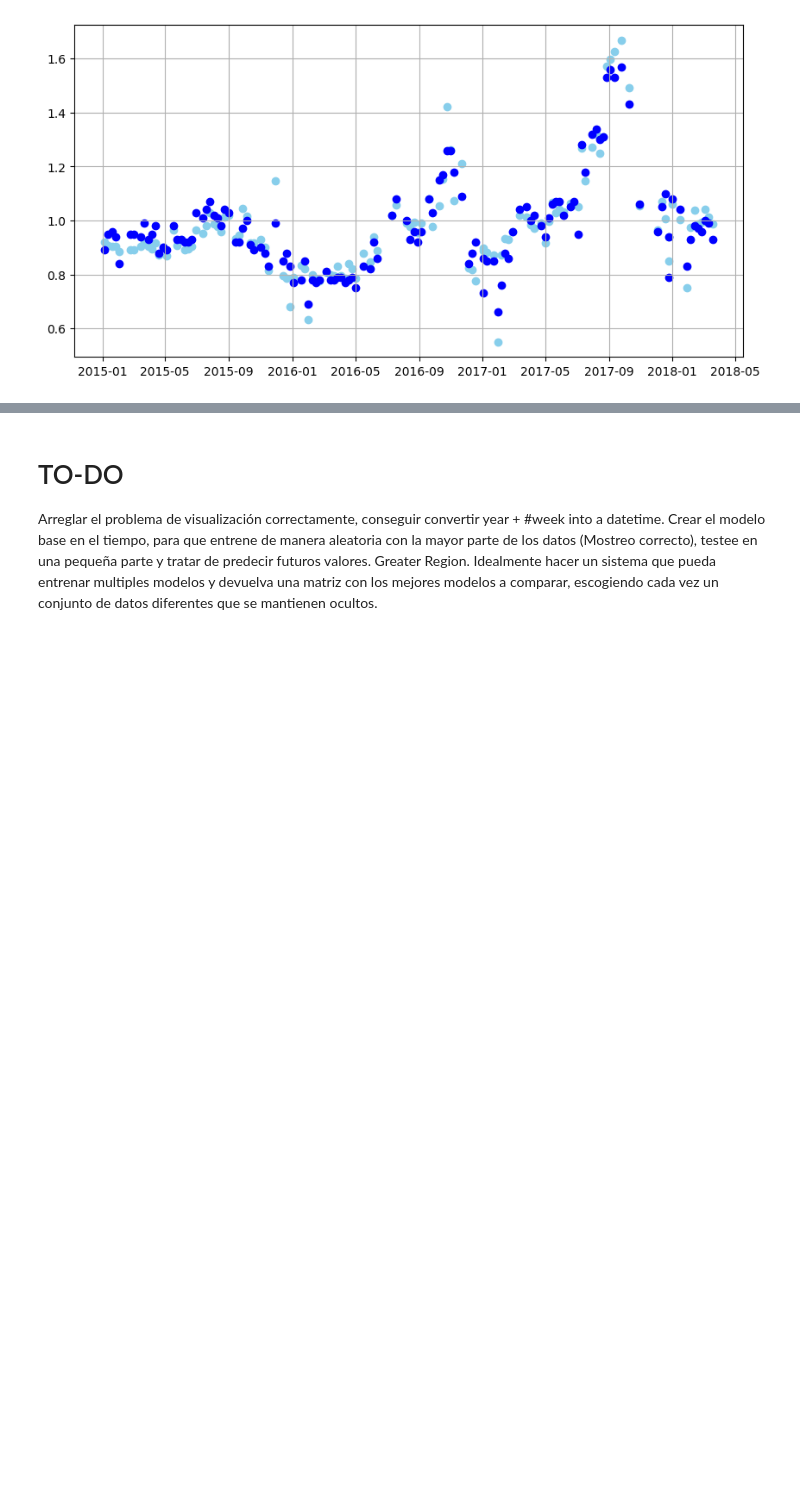
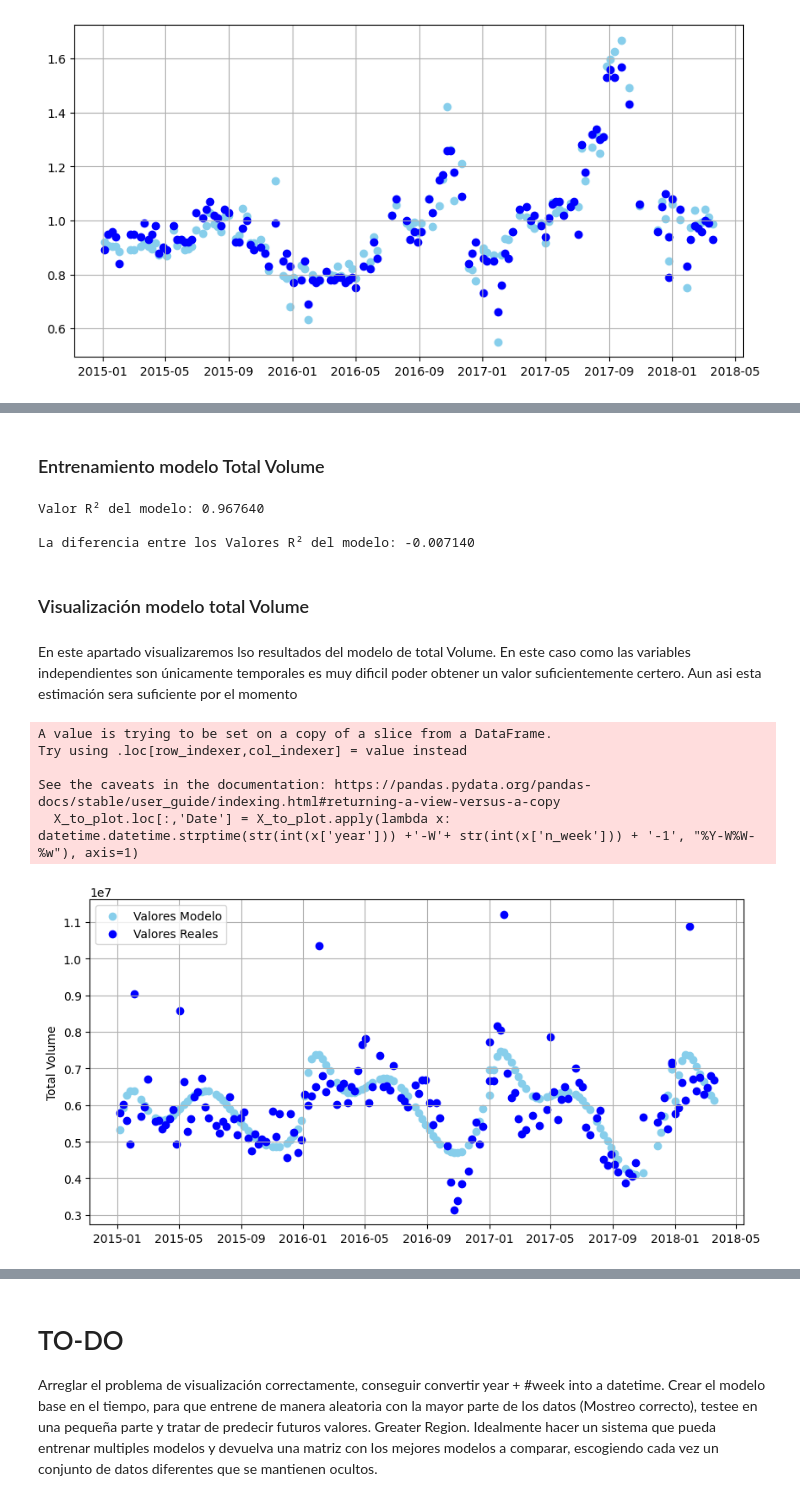
Before and after one commit to cpujol-dev/MiniProjectAavocado, a Jupyter notebook: 5.proyecto_team_apartados.ipynb, the cells around one changed output, grey strips where cells are left out. Cells and saved outputs as stored; diff of their text form; code cells hidden in the pictures; blank space fills up the shorter version.

Commit message:
Modelo prediccion

```diff
--- a/5.proyecto_team_apartados.ipynb
+++ b/5.proyecto_team_apartados.ipynb
@@ -908,12 +906,0 @@ Name: R_2, dtype: float64
-# %%
-# Comprovacion que desordena los datos
-
-x = [1,2,3,4,5,6,7,8,9,10]
-y= [2,4,6,8,10,12,14,16, 18, 20]
-
-
-X_train, X_test, y_train, y_test = train_test_split(x, y, test_size=0.1, random_state=10)
-
-print(y_train)
-
-display(df_temp_USA)
@@ -934,0 +983,2 @@ display(df_temp_USA)
+# %% [markdown]
+### Entrenamiento modelo Total Volume
@@ -934,0 +1012,65 @@ display(df_temp_USA)
+# %%
+# Creación de modelo total Volume
+
+Variables_vol = ['year','n_week', 'type_Bool']
+
+df_temp_region = df_modelo_volume[df_modelo_volume['region'] == 'California']
+
+
+X_Volume= df_temp_region[Variables_vol]
+Y_Volume= df_temp_region['Total Volume']
+
+X_train_vol, X_test_vol, y_train_vol, y_test_vol = train_test_split(X_Volume, Y_Volume, test_size=0.1, random_state=42) # TODO escoger random seed
+
+###########
+# Training the volume prediction model
+vol_poly_features = PolynomialFeatures(degree=7)
+vol_poly_model = LinearRegression()
+
+X_poly_train_vol = vol_poly_features.fit_transform(X_train_vol)
+vol_poly_model.fit(X_poly_train_vol, y_train_vol)
+y_pred_vol_train = vol_poly_model.predict(X_poly_train_vol)
+
+X_poly_test_vol= vol_poly_features.fit_transform(X_test_vol)
+y_pred_vol_test = vol_poly_model.predict(X_poly_test_vol)
+
+# Calcular el valor R²
+r2_test = r2_score(y_test_vol, y_pred_vol_test)
+r2_train = r2_score(y_train_vol, y_pred_vol_train)
+
+print(f"\nValor R² del modelo: {r2_test:.6f}")
+print(f"\nLa diferencia entre los Valores R² del modelo: {r2_train- r2_test:.6f}")
+# %% [output]
+Valor R² del modelo: 0.967640
+
+La diferencia entre los Valores R² del modelo: -0.007140
+# %% [markdown]
+### Visualización modelo total Volume
+# %% [markdown]
+En este apartado visualizaremos lso resultados del modelo de total Volume. En este caso como las variables independientes son únicamente temporales es muy dificil poder obtener un valor suficientemente certero. Aun asi esta estimación sera suficiente por el momento
+# %%
+# Visualcización del modelo de total Volume
+fig, ax= plt.subplots(figsize= (10,5))
+
+tipo_aguacate_plot = 0
+
+X_to_plot = X_train_vol[X_train_vol['type_Bool']==tipo_aguacate_plot]
+X_to_plot.loc[:,'Date'] = X_to_plot.apply(lambda x: datetime.datetime.strptime(str(int(x['year'])) +'-W'+ str(int(x['n_week'])) + '-1', "%Y-W%W-%w"), axis=1)
+
+
+y_pred_plot = y_pred_vol_train[X_train_vol['type_Bool']==tipo_aguacate_plot]
+Y_to_plot = y_train_vol[X_train_vol['type_Bool']==tipo_aguacate_plot]
+
+plt.scatter(x = X_to_plot['Date'], y= y_pred_plot, color= 'Skyblue', label= 'Valores Modelo')
+plt.scatter(x = X_to_plot['Date'], y= Y_to_plot, color= 'blue', label= 'Valores Reales')
+plt.ylabel('Total Volume')
+plt.grid()
+plt.legend()
+plt.show()
+# %% [output]
+A value is trying to be set on a copy of a slice from a DataFrame.
+Try using .loc[row_indexer,col_indexer] = value instead
+
+See the caveats in the documentation: https://pandas.pydata.org/pandas-docs/stable/user_guide/indexing.html#returning-a-view-versus-a-copy
+  X_to_plot.loc[:,'Date'] = X_to_plot.apply(lambda x: datetime.datetime.strptime(str(int(x['year'])) +'-W'+ str(int(x['n_week'])) + '-1', "%Y-W%W-%w"), axis=1)
+[figure, added]
```
Also changed, not shown: parts of 21 cells of this notebook.
